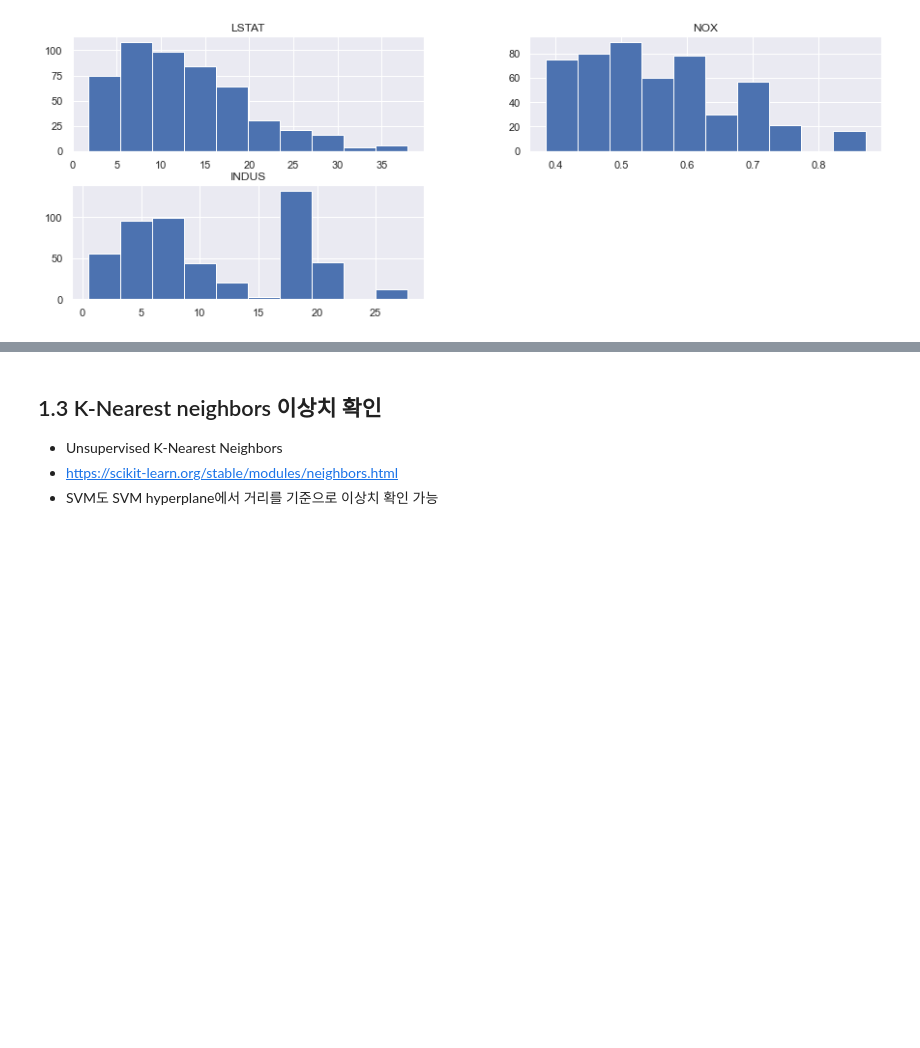
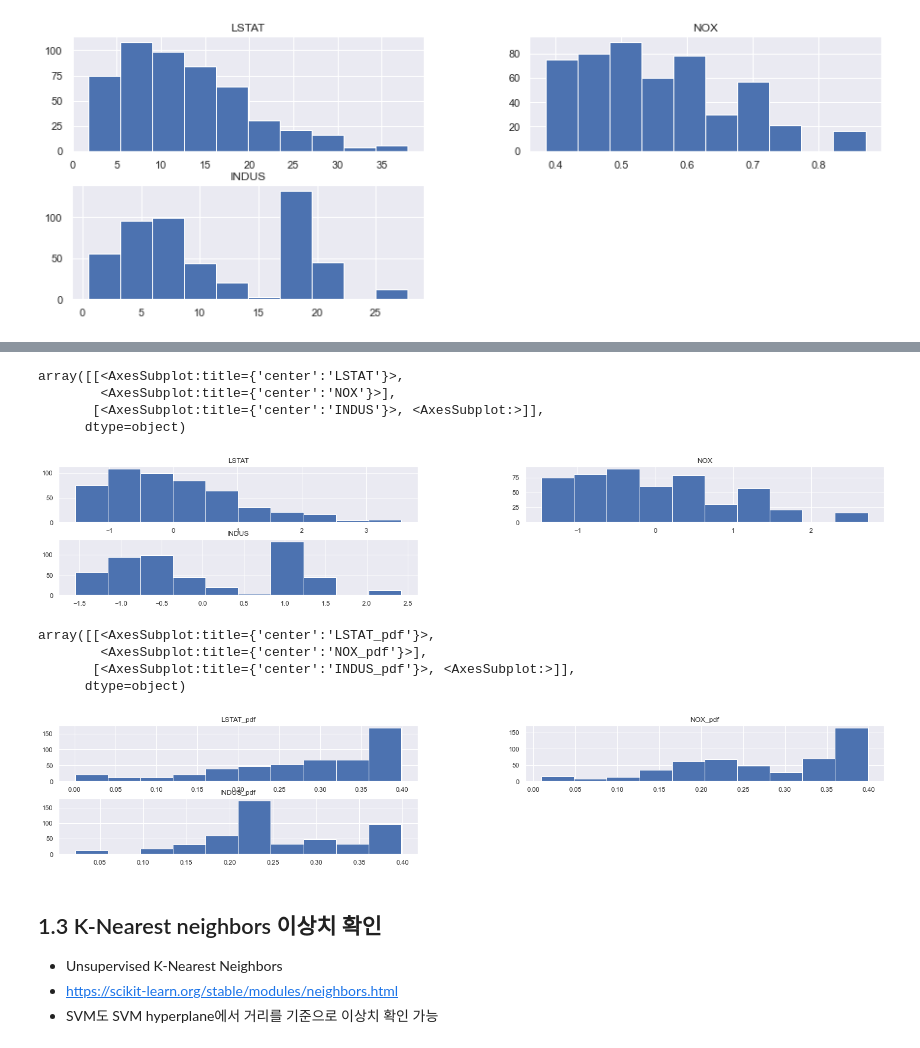
Before and after one commit to ancestor9/AI-_20210823, a Jupyter notebook: lab_8_2_anomaly_detection.ipynb, the cells around one changed output, grey strips where cells are left out. Drawn from its saved outputs; the diff is of its cells as text; code cells hidden in the pictures; blank space fills up the shorter version.

```diff
--- a/lab_8_2_anomaly_detection.ipynb
+++ b/lab_8_2_anomaly_detection.ipynb
@@ -118,3 +141,17 @@ data[(data['LSTAT_pdf'] < 0.01) | (data['LSTAT_pdf'] > 0.99)]
+# %%
+data.loc[:, 'LSTAT': 'INDUS'].hist(figsize=(25,4)); plt.show()
+data.loc[:, 'LSTAT_pdf': 'INDUS_pdf'].hist(figsize=(25,4))
+# %% [output]
+array([[<AxesSubplot:title={'center':'LSTAT'}>,
+        <AxesSubplot:title={'center':'NOX'}>],
+       [<AxesSubplot:title={'center':'INDUS'}>, <AxesSubplot:>]],
+      dtype=object)
+[figure, added]
+array([[<AxesSubplot:title={'center':'LSTAT_pdf'}>,
+        <AxesSubplot:title={'center':'NOX_pdf'}>],
+       [<AxesSubplot:title={'center':'INDUS_pdf'}>, <AxesSubplot:>]],
+      dtype=object)
+[figure, added]
 # %% [markdown]
 ## 1.3 K-Nearest neighbors 이상치 확인
 - Unsupervised K-Nearest Neighbors
```
Also changed, not shown: parts of 79 cells of this notebook, 3 other files.
